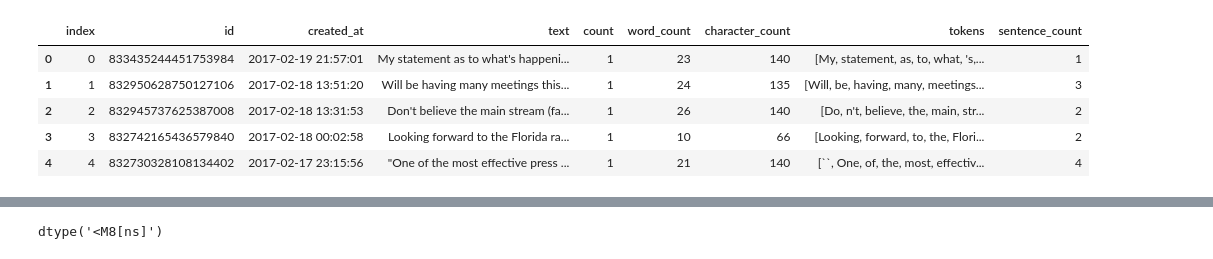
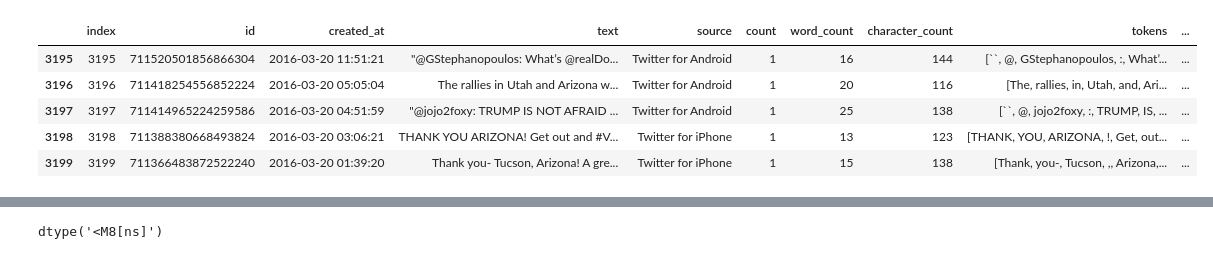
Before and after one commit to gmsardane/HackFeb2017, a Jupyter notebook: hackathon.ipynb, the cells around one changed output, grey strips where cells are left out. Saved outputs shown, nothing was run; the diff lists cells and outputs as text; code cells hidden in the pictures.

```diff
--- a/hackathon.ipynb
+++ b/hackathon.ipynb
@@ -31,15 +65,15 @@ sentence_count = lambda x: len(nltk.sent_tokenize(x.decode('utf-8')))
 # %%
 data['sentence_count'] = data['text'].apply(sentence_count)
 data = data.reset_index()
 data['created_at'] = pd.to_datetime(data.created_at)
-data.head()
+data.tail()
 # %% [output]
-|  | index | id | created_at | text | count | word_count | character_count | tokens | sentence_count |
-| 0 | 0 | 833435244451753984 | 2017-02-19 21:57:01 | My statement as to what's happeni... | 1 | 23 | 140 | [My, statement, as, to, what, 's,... | 1 |
-| 1 | 1 | 832950628750127106 | 2017-02-18 13:51:20 | Will be having many meetings this... | 1 | 24 | 135 | [Will, be, having, many, meetings... | 3 |
-| 2 | 2 | 832945737625387008 | 2017-02-18 13:31:53 | Don't believe the main stream (fa... | 1 | 26 | 140 | [Do, n't, believe, the, main, str... | 2 |
-| 3 | 3 | 832742165436579840 | 2017-02-18 00:02:58 | Looking forward to the Florida ra... | 1 | 10 | 66 | [Looking, forward, to, the, Flori... | 2 |
-| 4 | 4 | 832730328108134402 | 2017-02-17 23:15:56 | "One of the most effective press ... | 1 | 21 | 140 | [``, One, of, the, most, effectiv... | 4 |
+|  | index | id | created_at | text | source | count | word_count | character_count | tokens | ... |
+| 3195 | 3195 | 711520501856866304 | 2016-03-20 11:51:21 | "@GStephanopoulos: What’s @realDo... | Twitter for Android | 1 | 16 | 144 | [``, @, GStephanopoulos, :, What’... | ... |
+| 3196 | 3196 | 711418254556852224 | 2016-03-20 05:05:04 | The rallies in Utah and Arizona w... | Twitter for Android | 1 | 20 | 116 | [The, rallies, in, Utah, and, Ari... | ... |
+| 3197 | 3197 | 711414965224259586 | 2016-03-20 04:51:59 | "@jojo2foxy: TRUMP IS NOT AFRAID ... | Twitter for Android | 1 | 25 | 138 | [``, @, jojo2foxy, :, TRUMP, IS, ... | ... |
+| 3198 | 3198 | 711388380668493824 | 2016-03-20 03:06:21 | THANK YOU ARIZONA! Get out and #V... | Twitter for iPhone | 1 | 13 | 123 | [THANK, YOU, ARIZONA, !, Get, out... | ... |
+| 3199 | 3199 | 711366483872522240 | 2016-03-20 01:39:20 | Thank you- Tucson, Arizona! A gre... | Twitter for iPhone | 1 | 15 | 138 | [Thank, you-, Tucson, ,, Arizona,... | ... |
 # %%
 data.set_index(['created_at'], drop=True, inplace=True)
 del data['index']
```
Also changed, not shown: parts of 12 cells of this notebook.
